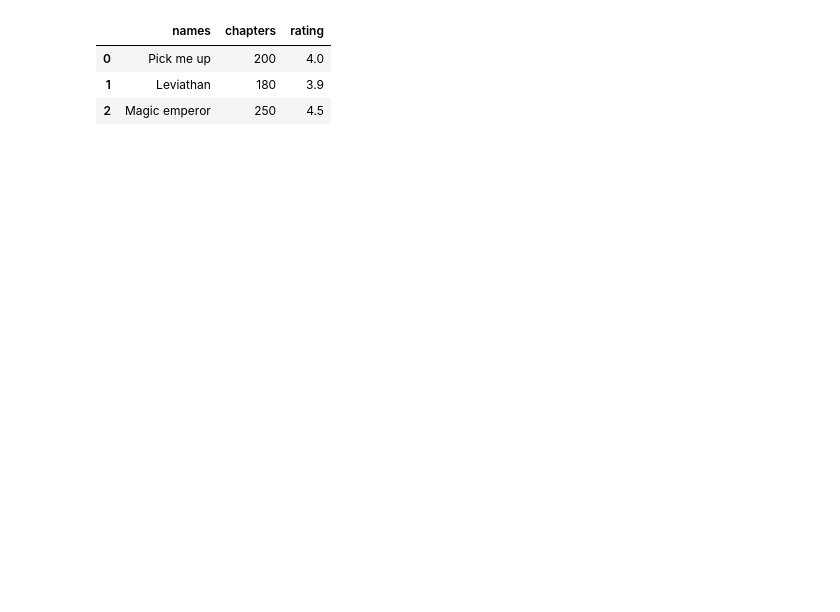
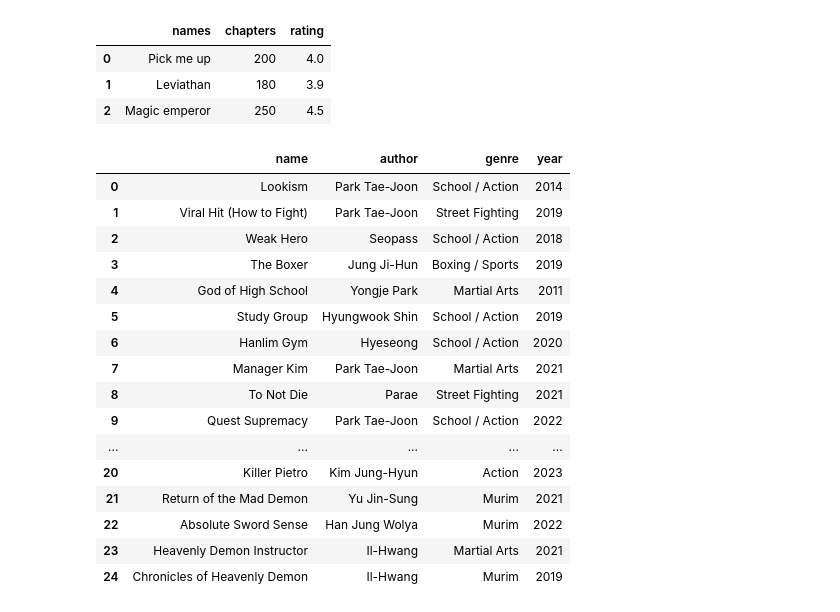
Before and after one commit to Showmemypath/Pandas-proficiency, a Jupyter notebook: Others/1.ipynb, the cells around one changed output. Saved outputs shown, nothing was run; the diff lists cells and outputs as text; code cells hidden in the pictures; blank space fills up the shorter version.

Commit message:
1 combined style questions + previous days work

```diff
--- a/Others/1.ipynb
+++ b/Others/1.ipynb
@@ -51,4 +53,22 @@ data = [
 # %%
 df = pd.DataFrame(data)
 df
-df.to_csv('top_manhwas_acc_to_chatgpt.csv',index=False)
+#df.to_csv('top_manhwas_acc_to_chatgpt.csv',index=False)
+# %% [output]
+|  | name | author | genre | year |
+| 0 | Lookism | Park Tae-Joon | School / Action | 2014 |
+| 1 | Viral Hit (How to Fight) | Park Tae-Joon | Street Fighting | 2019 |
+| 2 | Weak Hero | Seopass | School / Action | 2018 |
+| 3 | The Boxer | Jung Ji-Hun | Boxing / Sports | 2019 |
+| 4 | God of High School | Yongje Park | Martial Arts | 2011 |
+| 5 | Study Group | Hyungwook Shin | School / Action | 2019 |
+| 6 | Hanlim Gym | Hyeseong | School / Action | 2020 |
+| 7 | Manager Kim | Park Tae-Joon | Martial Arts | 2021 |
+| 8 | To Not Die | Parae | Street Fighting | 2021 |
+| 9 | Quest Supremacy | Park Tae-Joon | School / Action | 2022 |
+| ... | ... | ... | ... | ... |
+| 20 | Killer Pietro | Kim Jung-Hyun | Action | 2023 |
+| 21 | Return of the Mad Demon | Yu Jin-Sung | Murim | 2021 |
+| 22 | Absolute Sword Sense | Han Jung Wolya | Murim | 2022 |
+| 23 | Heavenly Demon Instructor | Il-Hwang | Martial Arts | 2021 |
+| 24 | Chronicles of Heavenly Demon | Il-Hwang | Murim | 2019 |
```
Also changed, not shown: parts of 9 cells of this notebook, 3 other files.
